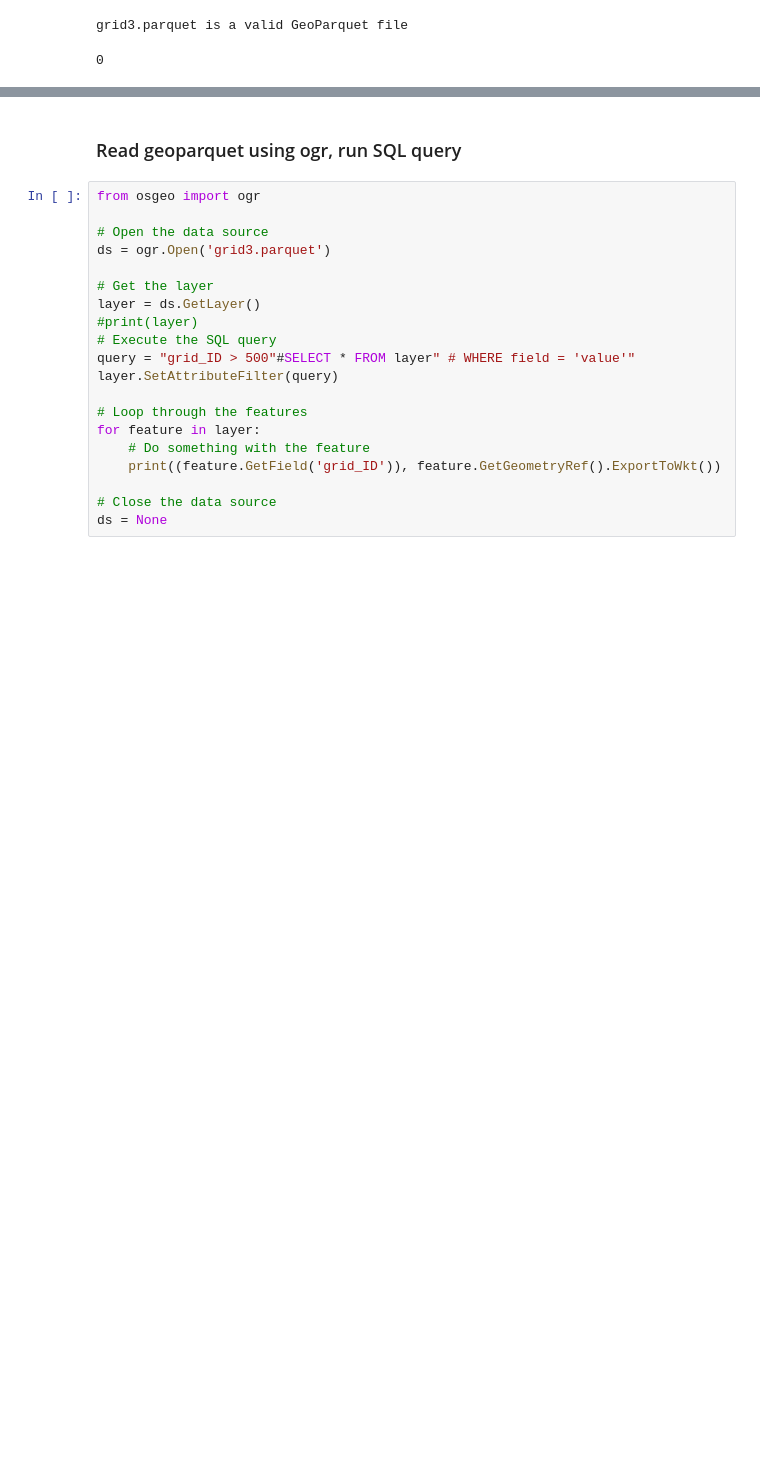
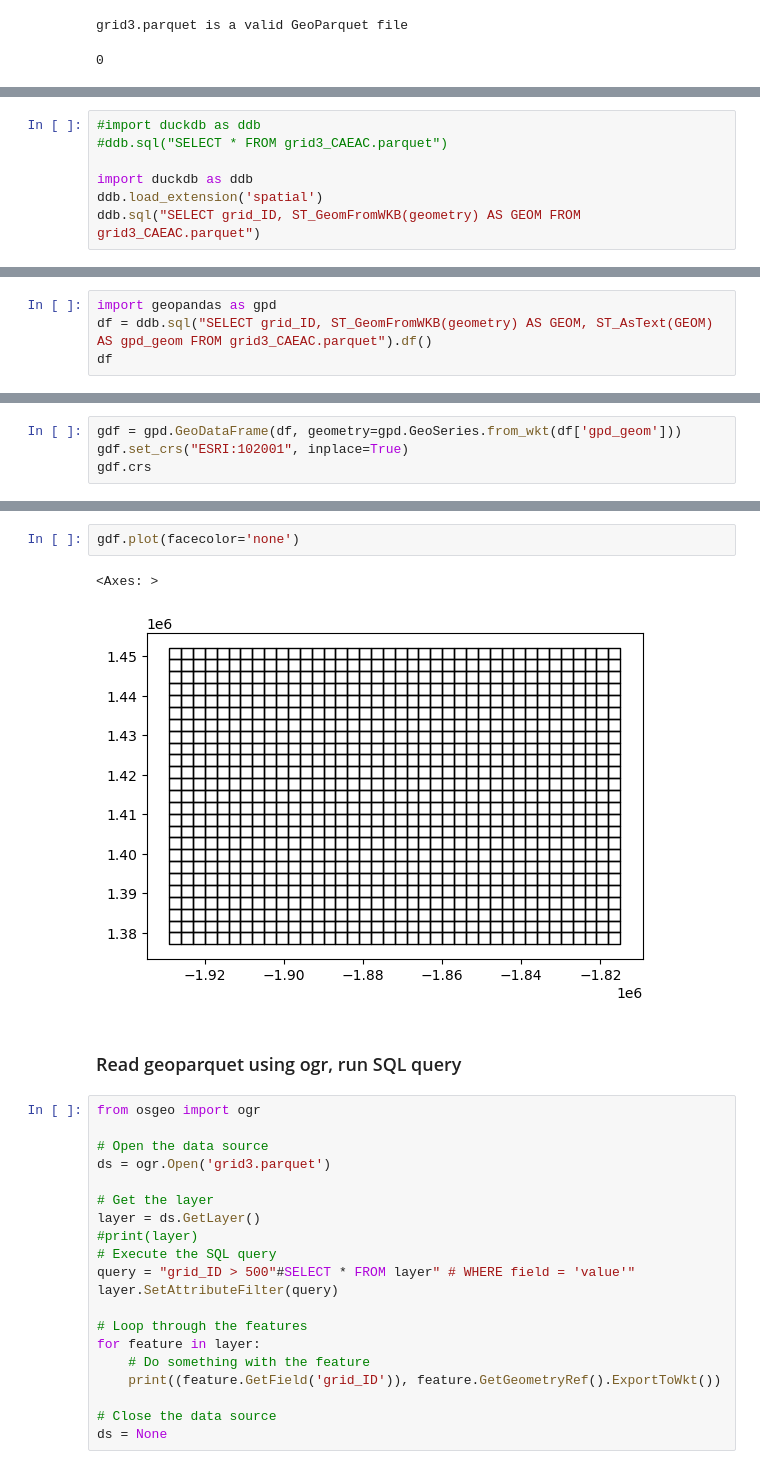
Before and after one commit to jc9677/duckdb, a Jupyter notebook: MarCadSample.ipynb, the cells around one changed output, grey strips where cells are left out. Cells and saved outputs as stored; diff of their text form; blank space fills up the shorter version.

```diff
--- a/MarCadSample.ipynb
+++ b/MarCadSample.ipynb
@@ -529,0 +659,7 @@ ddb.sql("SELECT grid_ID, ST_GeomFromWKB(geom) AS GEOM FROM grid3.parquet")
+# %%
+#import duckdb as ddb
+#ddb.sql("SELECT * FROM grid3_CAEAC.parquet")
+
+import duckdb as ddb
+ddb.load_extension('spatial')
+ddb.sql("SELECT grid_ID, ST_GeomFromWKB(geometry) AS GEOM FROM grid3_CAEAC.parquet")
@@ -529,0 +684,4 @@ ddb.sql("SELECT grid_ID, ST_GeomFromWKB(geom) AS GEOM FROM grid3.parquet")
+# %%
+import geopandas as gpd
+df = ddb.sql("SELECT grid_ID, ST_GeomFromWKB(geometry) AS GEOM, ST_AsText(GEOM) AS gpd_geom FROM grid3_CAEAC.parquet").df()
+df
@@ -529,0 +702,4 @@ ddb.sql("SELECT grid_ID, ST_GeomFromWKB(geom) AS GEOM FROM grid3.parquet")
+# %%
+gdf = gpd.GeoDataFrame(df, geometry=gpd.GeoSeries.from_wkt(df['gpd_geom']))
+gdf.set_crs("ESRI:102001", inplace=True)
+gdf.crs
@@ -530,3 +721,8 @@ ddb.sql("SELECT grid_ID, ST_GeomFromWKB(geom) AS GEOM FROM grid3.parquet")
+# %%
+gdf.plot(facecolor='none')
+# %% [output]
+<Axes: >
+[figure, added]
 # %% [markdown]
 ### Read geoparquet using ogr, run SQL query
 # %%
```
Also changed, not shown: parts of 12 cells of this notebook, 2 other files.
